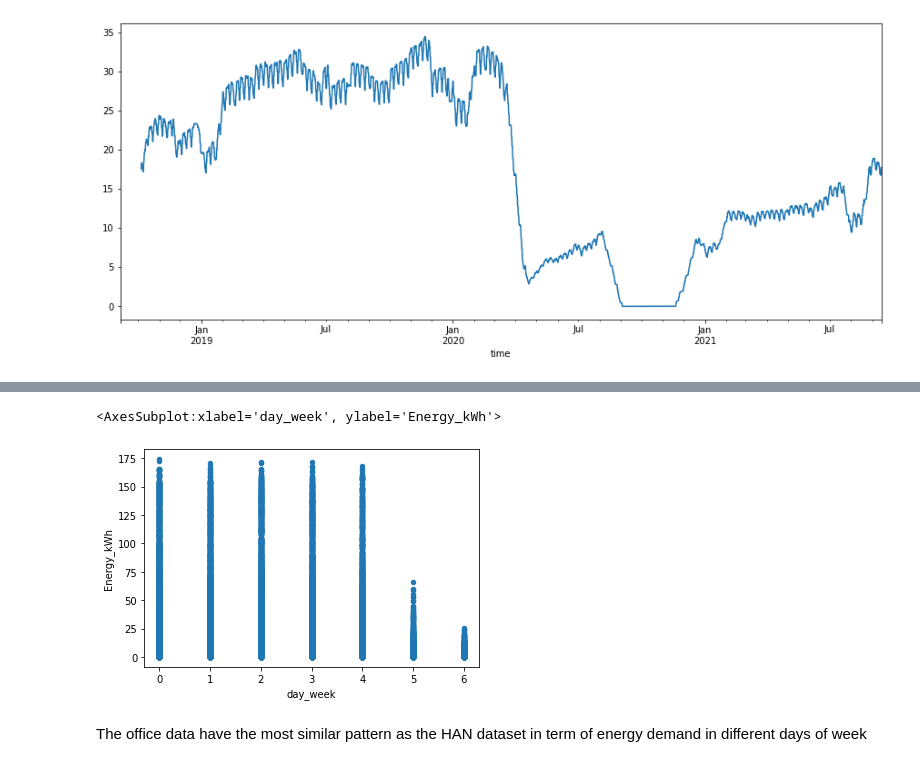
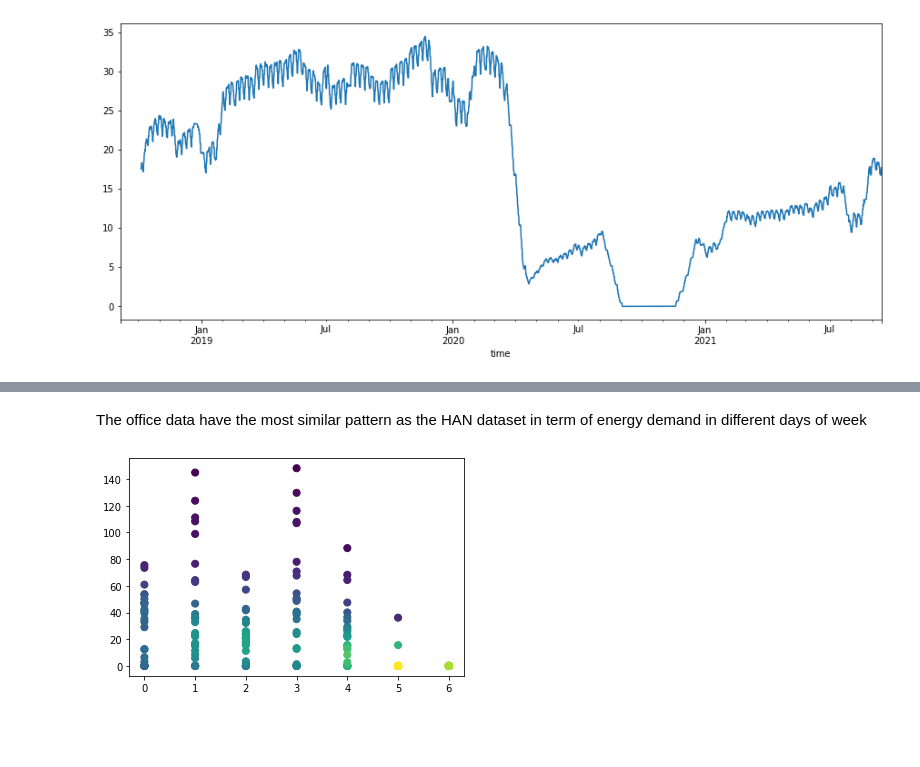
Before and after one commit to hancse/han_microgrid_lab, a Jupyter notebook: ChargingDemandPrediction/DataProcess.ipynb, the cells around one changed output, grey strips where cells are left out. Drawn from its saved outputs; the diff is of its cells as text; code cells hidden in the pictures; blank space fills up the shorter version.

Commit message:
Different directions to analyse HAN data

```diff
--- a/ChargingDemandPrediction/DataProcess.ipynb
+++ b/ChargingDemandPrediction/DataProcess.ipynb
@@ -634,7 +619,29 @@ data_refined_office.plot(y='Energy_kWh', x='day_week', kind='scatter')
-# %%
-data_refined_JPL.plot(y='Energy_kWh', x='day_week', kind='scatter')
-# %% [output]
-<AxesSubplot:xlabel='day_week', ylabel='Energy_kWh'>
-[figure, removed]
+# %%
+from matplotlib import cm
+from matplotlib.colors import Normalize
+from scipy.interpolate import interpn
+from scipy.stats import gaussian_kde
+
+def density_scatter(x, y):
+
+    # Calculate the point density
+    xy = np.vstack([x,y])
+    z = gaussian_kde(xy)(xy)
+
+    # Sort the points by density, so that the densest points are plotted last
+    idx = z.argsort()
+    x, y, z = x[idx], y[idx], z[idx]
+
+    fig, ax = plt.pyplot.subplots()
+    ax.scatter(x, y, c=z, s=50)
+    plt.pyplot.show()
 # %% [markdown]
 The office data have the most similar pattern as the HAN dataset in term of energy demand in different days of week
+# %%
+data_HAN_daily = data_total[['Energy_kWh']].groupby(pd.Grouper(freq='1D')).sum()
+data_HAN_daily = data_HAN_daily[data_HAN_daily.index > '2021-08-01']
+data_HAN_daily.loc[:, 'day_week'] = data_HAN_daily.index.day_of_week
+density_scatter(data_HAN_daily.loc[:,'day_week'], data_HAN_daily.loc[:,'Energy_kWh'])
+#data_HAN_daily
+# %% [output]
+[figure, added]
```
Also changed, not shown: parts of 16 cells of this notebook, 2 other files.
